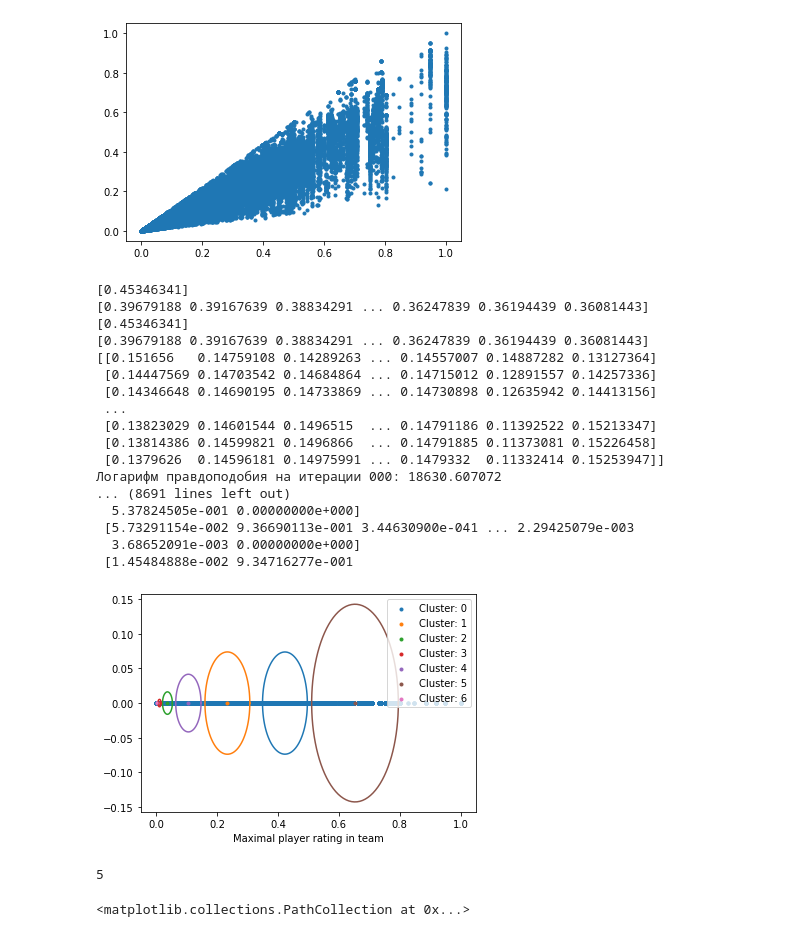
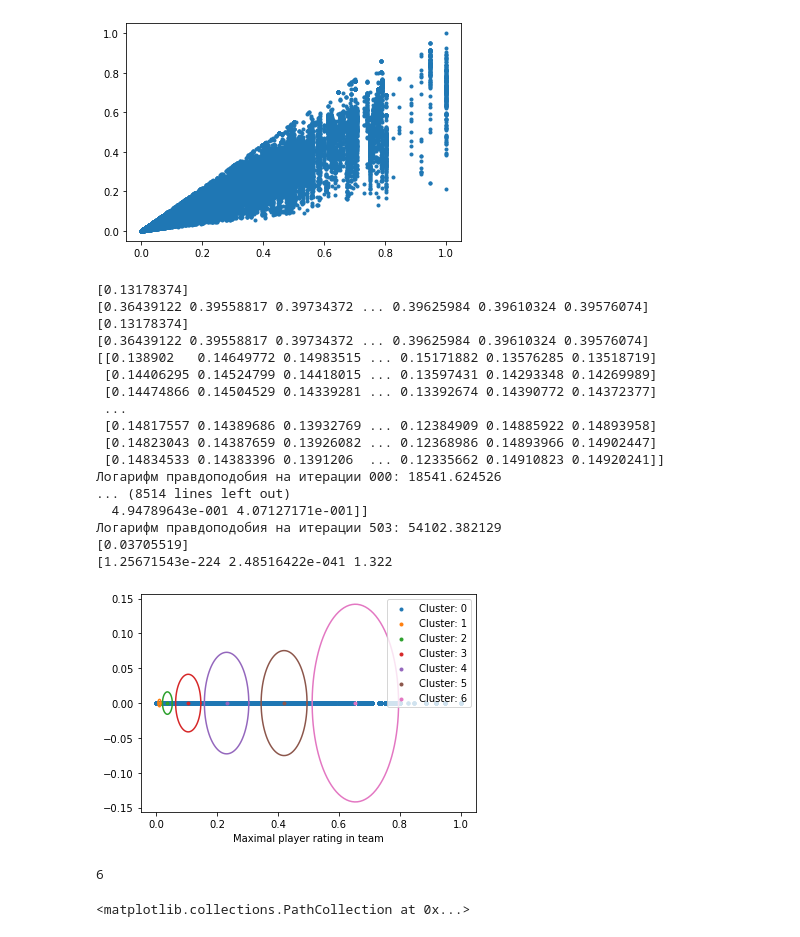
Before and after one commit to Margarita307/DL, a Jupyter notebook: task_2.ipynb, the cells around one changed output. Saved outputs shown, nothing was run; the diff lists cells and outputs as text; code cells hidden in the pictures.

```diff
--- a/task_2.ipynb
+++ b/task_2.ipynb
@@ -71,6 +72,7 @@ player_estimated_rating_increase_in_2020 = {}
 team_player_ids_2019 = {}
 team_player_ids_2020 = {}
 percent_answered_by_team = {}
+team_ids_by_tournament_id_2020 = {}
 
 team_id = 1
 for tournament_id, tournament_result in results.items():
@@ -126,6 +128,10 @@ for tournament_id, tournament_result in results.items():
                         team_player_ids_2019[team_id] = player_ids
                     else:
                         team_player_ids_2020[team_id] = player_ids
+                        if tournament_id in team_ids_by_tournament_id_2020:
+                            team_ids_by_tournament_id_2020[tournament_id].append(team_id)
+                        else:
+                            team_ids_by_tournament_id_2020[tournament_id] = [team_id]
                     team_id += 1
 
 print(len(tournament_ids_with_mask_number_of_questions_inconsistency))
@@ -250,6 +256,13 @@ def em(x, k):
 
     print("После %d итераций правдоподобие = %.6f" % (iIter, new_logl) )
 
+    pis_mus_sigmas = np.concatenate((pis.reshape((-1, 1)), mus.reshape((-1, 1)), sigmas.reshape((-1, 1))), axis=1)
+    pis_mus_sigmas = pis_mus_sigmas[np.argsort(pis_mus_sigmas[:, 1])]
+
+    pis = pis_mus_sigmas[:, 0]
+    mus = pis_mus_sigmas[:, 1]
+    sigmas = pis_mus_sigmas[:, 2]
+
     if len(x[0, :] == 1):
         plt.scatter(x, np.zeros(len(x)), marker='.')
         for i in range(k):
@@ -262,26 +275,27 @@ def em(x, k):
 
     return pis, mus, sigmas
 # %%
-pis, mus, sigmas = em(x_train[:, 0].reshape((-1, 1)), 7)
+k = 7
+pis, mus, sigmas = em(x_train[:, 0].reshape((-1, 1)), k)
 # %% [output]
-[0.45346341]
-[0.39679188 0.39167639 0.38834291 ... 0.36247839 0.36194439 0.36081443]
-[0.45346341]
-[0.39679188 0.39167639 0.38834291 ... 0.36247839 0.36194439 0.36081443]
-[[0.151656   0.14759108 0.14289263 ... 0.14557007 0.14887282 0.13127364]
- [0.14447569 0.14703542 0.14684864 ... 0.14715012 0.12891557 0.14257336]
- [0.14346648 0.14690195 0.14733869 ... 0.14730898 0.12635942 0.14413156]
+[0.13178374]
+[0.36439122 0.39558817 0.39734372 ... 0.39625984 0.39610324 0.39576074]
+[0.13178374]
+[0.36439122 0.39558817 0.39734372 ... 0.39625984 0.39610324 0.39576074]
+[[0.138902   0.14649772 0.14983515 ... 0.15171882 0.13576285 0.13518719]
+ [0.14406295 0.14524799 0.14418015 ... 0.13597431 0.14293348 0.14269989]
+ [0.14474866 0.14504529 0.14339281 ... 0.13392674 0.14390772 0.14372377]
  ...
- [0.13823029 0.14601544 0.1496515  ... 0.14791186 0.11392522 0.15213347]
- [0.13814386 0.14599821 0.1496866  ... 0.14791885 0.11373081 0.15226458]
- [0.1379626  0.14596181 0.14975991 ... 0.1479332  0.11332414 0.15253947]]
-Логарифм правдоподобия на итерации 000: 18630.607072
-... (8691 lines left out)
-  5.37824505e-001 0.00000000e+000]
- [5.73291154e-002 9.36690113e-001 3.44630900e-041 ... 2.29425079e-003
-  3.68652091e-003 0.00000000e+000]
- [1.45484888e-002 9.34716277e-001
+ [0.14817557 0.14389686 0.13932769 ... 0.12384909 0.14885922 0.14893958]
+ [0.14823043 0.14387659 0.13926082 ... 0.12368986 0.14893966 0.14902447]
+ [0.14834533 0.14383396 0.1391206  ... 0.12335662 0.14910823 0.14920241]]
+Логарифм правдоподобия на итерации 000: 18541.624526
+... (8514 lines left out)
+  4.94789643e-001 4.07127171e-001]]
+Логарифм правдоподобия на итерации 503: 54102.382129
+[0.03705519]
+[1.25671543e-224 2.48516422e-041 1.322
-[figure, old version]
+[figure, new version]
 # %%
 def classify(point, pis, mus, sigmas, k):
     probabilites = np.array([ pis[i] * sp.stats.multivariate_normal.pdf(point, mean=mus[i], cov=sigmas[i]) for i in range(k) ])
@@ -289,5 +303,5 @@ def classify(point, pis, mus, sigmas, k):
 # %%
 classify(0.9, pis, mus, sigmas, 7)
 # %% [output]
-5
+6
 # %%
```
Also changed, not shown: parts of 5 cells of this notebook.
